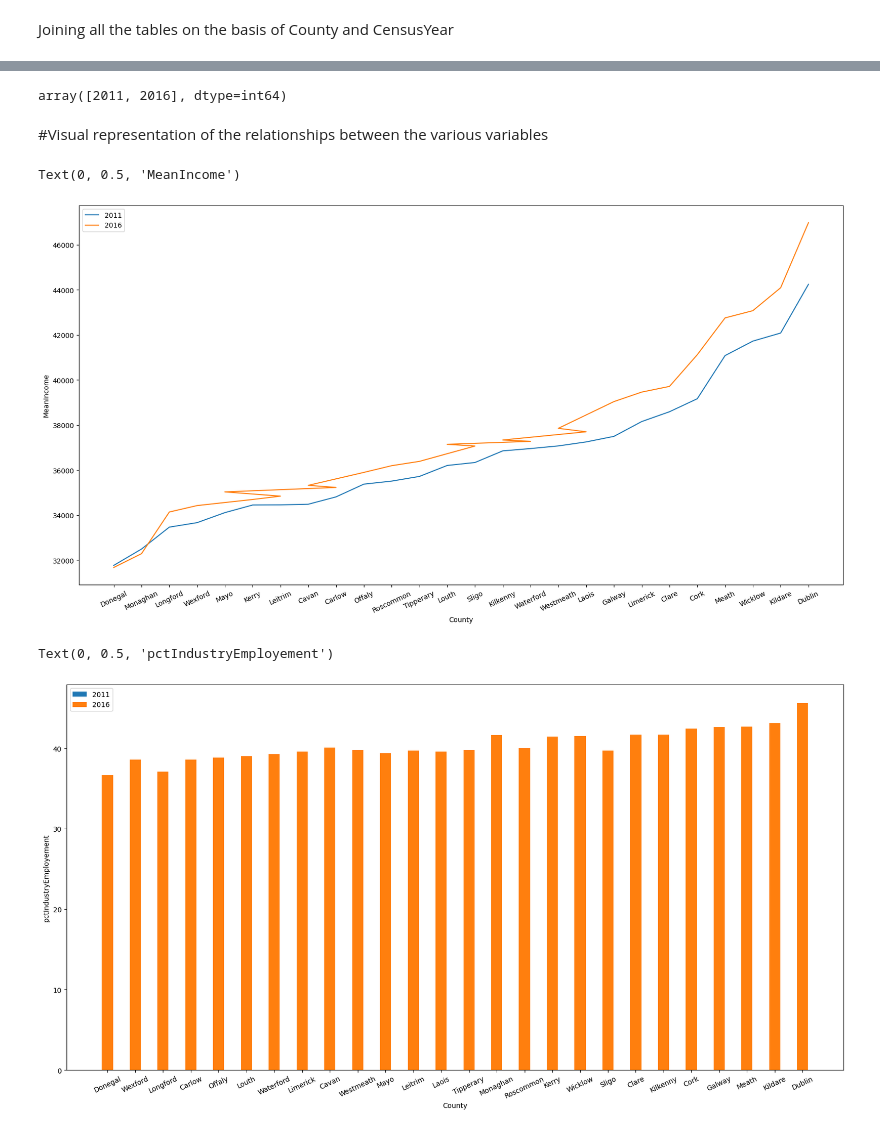
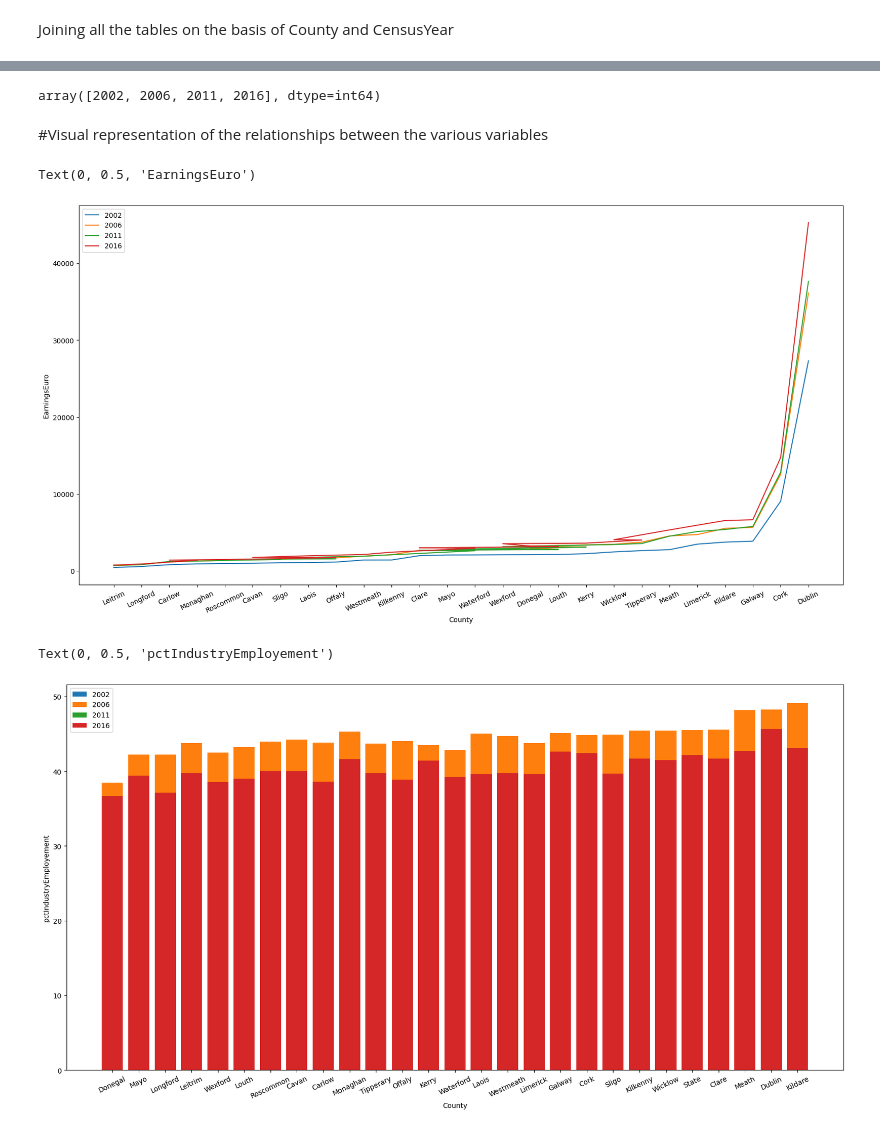
Before and after one commit to cct-abowman/CA1, a Jupyter notebook: EDA.ipynb, the cells around one changed output, grey strips where cells are left out. Saved outputs shown, nothing was run; the diff lists cells and outputs as text; code cells hidden in the pictures.

Commit message:
Replaced income data with a more expansive datasource

```diff
--- a/EDA.ipynb
+++ b/EDA.ipynb
@@ -266,8 +309,8 @@ population_df.tail()
 # %% [markdown]
 Joining all the tables on the basis of County and CensusYear
 # %%
-population_df = population_df[population_df['CensusYear'] >=2011]
+population_df = population_df[population_df['CensusYear'] >=2002]
 population_df = population_df[population_df['Sex'] == 'Both sexes']
-population_df = population_df[['CensusYear', 'County', 'VALUE']].rename(columns={'VALUE':'Population'})
+population_df = population_df[['CensusYear', 'County', 'VALUE']].rename(columns={'VALUE':'Population', 'CensusYear':'Year'})
 population_df
 # %% [output]
@@ -334,0 +387,25 @@ joint_df.to_csv('data/joined_data.csv', index=False)
+# %%
+joint_df = employment_df.merge(right=population_df,
+                               on=['Year', 'County'],
+                               how='left')
+
+#Join won't work properly, so we need to loop and join one at a time
+for index, row in joint_df.iterrows():
+
+    earnings = income_df['EarningsEuro'].loc[(income_df['Year']==row['Year']) & (income_df['County']==row['County'])].values
+
+    #Print to troubleshoot
+    print(f'Year:{row["Year"]}, County:{row["County"]}')
+    print(earnings)
+    print(len(earnings))
+
+    if len(earnings) > 0:
+        joint_df.loc[index, 'EarningsEuro'] = earnings[0]
+    else:
+        joint_df.loc[index, 'EarningsEuro'] = 0
+
+joint_df.dropna(inplace=True)
+joint_df.reset_index(drop=True)
+joint_df['pctIndustryEmployement'] = joint_df['WorkingPopulation']/joint_df['Population'] * 100
+joint_df.to_csv('data/joined_data.csv', index=False)
+joint_df
@@ -335,48 +443,56 @@ joint_df.to_csv('data/joined_data.csv', index=False)
 # %%
-joint_df['CensusYear'].unique()
+joint_df['Year'].unique()
 # %% [output]
-array([2011, 2016], dtype=int64)
+array([2002, 2006, 2011, 2016], dtype=int64)
 # %% [markdown]
 #Visual representation of the relationships between the various variables
 # %%
 fig, ax = plt.subplots(figsize=(20, 10))
 
-county_income = joint_df[['County', 'MeanIncome', 'CensusYear']]
+county_income = joint_df[['County', 'EarningsEuro', 'Year']]
 
+county_income = county_income[county_income['County'] != 'State']
 
-
-county_income_2011 = county_income[county_income['CensusYear']==2011].sort_values(by='MeanIncome').drop_duplicates()
-county_income_2016 = county_income[county_income['CensusYear']==2016].sort_values(by='MeanIncome').drop_duplicates()
+county_income_2002 = county_income[county_income['Year']==2002].sort_values(by='EarningsEuro').drop_duplicates()
+county_income_2006 = county_income[county_income['Year']==2006].sort_values(by='EarningsEuro').drop_duplicates()
+county_income_2011 = county_income[county_income['Year']==2011].sort_values(by='EarningsEuro').drop_duplicates()
+county_income_2016 = county_income[county_income['Year']==2016].sort_values(by='EarningsEuro').drop_duplicates()
 
 
 # Rotating X-axis labels
 plt.xticks(rotation = 25)
-ax.plot(county_income_2011['County'], county_income_2011['MeanIncome'], label='2011')
-ax.plot(county_income_2016['County'], county_income_2016['MeanIncome'], label='2016')
+ax.plot(county_income_2002['County'], county_income_2002['EarningsEuro'], label='2002')
+ax.plot(county_income_2006['County'], county_income_2006['EarningsEuro'], label='2006')
+ax.plot(county_income_2011['County'], county_income_2011['EarningsEuro'], label='2011')
+ax.plot(county_income_2016['County'], county_income_2016['EarningsEuro'], label='2016')
 ax.legend()
 plt.xlabel('County')
-plt.ylabel('MeanIncome')
+plt.ylabel('EarningsEuro')
 # %% [output]
-Text(0, 0.5, 'MeanIncome')
+Text(0, 0.5, 'EarningsEuro')
-[figure, old version]
+[figure, new version]
 # %%
 fig, ax = plt.subplots(figsize=(20, 10))
 
-pct_working = joint_df[['County', 'pctIndustryEmployement', 'CensusYear', 'Industry']]
+pct_working = joint_df[['County', 'pctIndustryEmployement', 'Year', 'Industry']]
 pct_working = pct_working[pct_working['Industry']=='All industries']
 
-
-pct_working_2011 = pct_working[pct_working['CensusYear']==2011].sort_values(by='pctIndustryEmployement').drop_duplicates()
-pct_working_2016 = pct_working[pct_working['CensusYear']==2016].sort_values(by='pctIndustryEmployement').drop_duplicates()
+pct_working_2002 = pct_working['pctIndustryEmployement'][pct_working['Year']==2002].sort_values(by='County').drop_duplicates()
+pct_working_2006 = pct_working[pct_working['Year']==2006].sort_values(by='County').drop_duplicates()
+pct_working_2011 = pct_working[pct_working['Year']==2011].sort_values(by='County').drop_duplicates()
+pct_working_2016 = pct_working[pct_working['Year']==2016].sort_values(by='County').drop_duplicates()
 
 
 # Rotating X-axis labels
 plt.xticks(rotation = 25)
-ax.bar(pct_working_2011['County'], pct_working_2011['pctIndustryEmployement'], 0.4, label='2011')
-ax.bar(pct_working_2016['County'], pct_working_2016['pctIndustryEmployement'], 0.4, label='2016')
+#r_1 = pct_working_2002['County']
+ax.bar(pct_working_2002['County'], pct_working_2002['pctIndustryEmployement'], label='2002')
+ax.bar(pct_working_2006['County'],  pct_working_2006['pctIndustryEmployement'], label='2006')
+ax.bar(pct_working_2011['County'],  pct_working_2011['pctIndustryEmployement'], label='2011')
+ax.bar(pct_working_2016['County'], pct_working_2016['pctIndustryEmployement'], label='2016')
 ax.legend()
 plt.xlabel("County")
 plt.ylabel("pctIndustryEmployement")
 # %% [output]
 Text(0, 0.5, 'pctIndustryEmployement')
-[figure, old version]
+[figure, new version]
```
Also changed, not shown: parts of 22 cells of this notebook.
